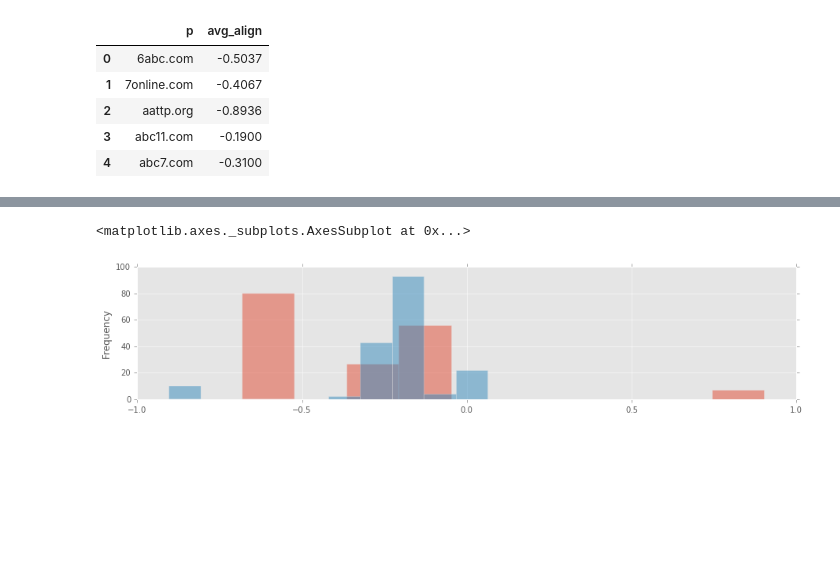
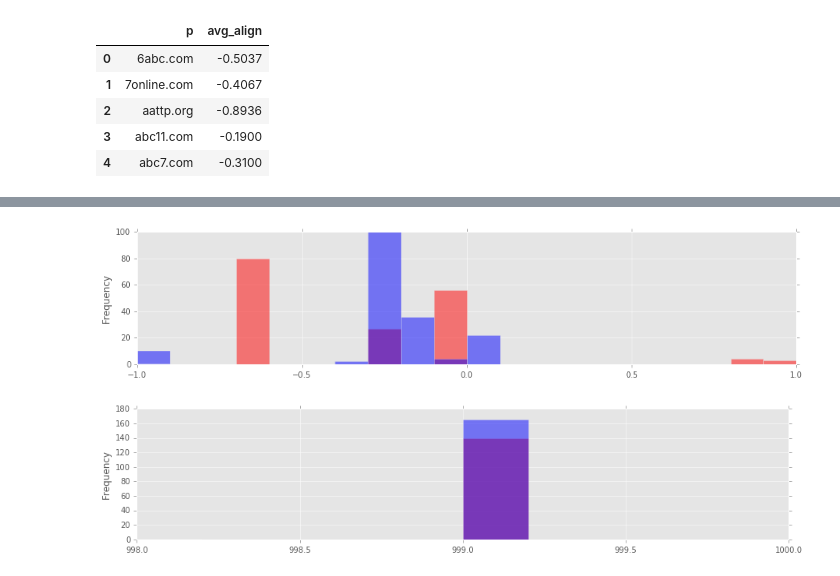
Before and after one commit to comp-journalism/Baseline_Problem_for_Algorithm_Audits, a Jupyter notebook: IMAGE_BOX/Google_images.ipynb, the cells around one changed output, grey strips where cells are left out. Cells and saved outputs as stored; diff of their text form; code cells hidden in the pictures; blank space fills up the shorter version.

```diff
--- a/IMAGE_BOX/Google_images.ipynb
+++ b/IMAGE_BOX/Google_images.ipynb
@@ -491,9 +496,15 @@ See the caveats in the documentation: http://pandas.pydata.org/pandas-docs/stabl
 # %%
-DT.facebookbias_rating[DT.facebookbias_rating < 3].plot.hist(alpha=0.5)
-HC.facebookbias_rating[HC.facebookbias_rating < 3].plot.hist(alpha=0.5)
+DT.facebookbias_rating[DT.facebookbias_rating < 3].plot.hist(alpha=0.5, bins=20, range=(-1,1), color='red')
+HC.facebookbias_rating[HC.facebookbias_rating < 3].plot.hist(alpha=0.5, bins=20, range=(-1,1), color='blue')
+plt.savefig('imagebox_facebookbias_hist.png')
 # %% [output]
-<matplotlib.axes._subplots.AxesSubplot at 0x...>
-[figure, old version]
+[figure, new version]
+# %%
+DT.facebookbias_rating[DT.facebookbias_rating > 3].plot.hist(alpha=0.5, bins=10, range=(998,1000), color='red')
+HC.facebookbias_rating[HC.facebookbias_rating > 3].plot.hist(alpha=0.5, bins=10, range=(998,1000), color='blue')
+plt.savefig('imagebox_facebookbias_hist_unknowns.png')
+# %% [output]
+[figure, added]
 # %%
 HC.facebookbias_rating[HC.facebookbias_rating > 3].plot.hist()
 # %% [output]
```
Also changed, not shown: parts of 55 cells of this notebook, 23 other files.
